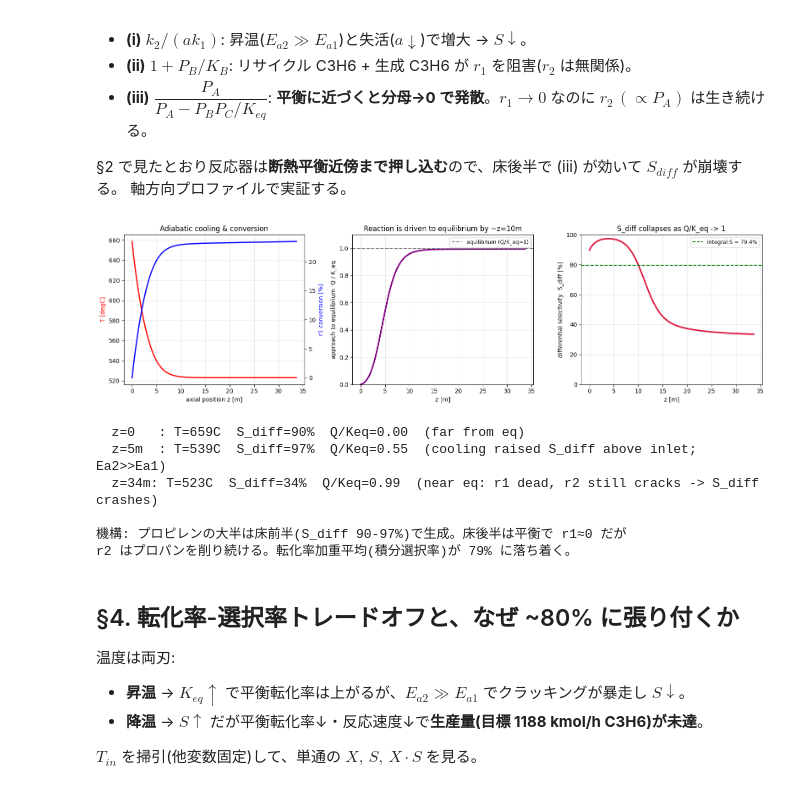
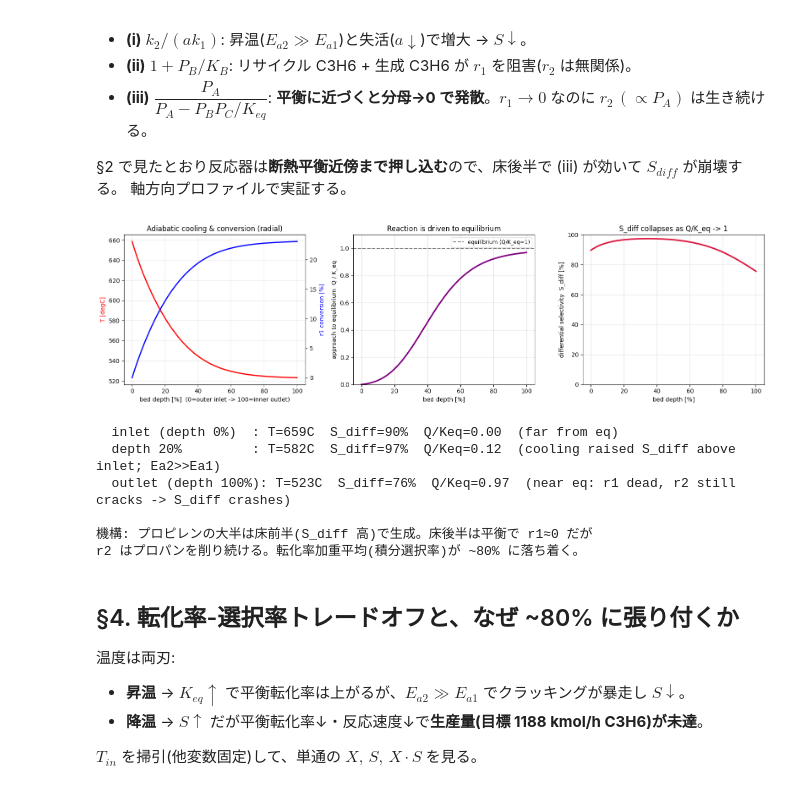
Before and after one commit to englander1996-boop/pdh_simulator, a Jupyter notebook: monitor/reactor_conversion_ceiling.ipynb, the cells around one changed output. Cells and saved outputs as stored; diff of their text form; code cells hidden in the pictures.

```diff
--- a/monitor/reactor_conversion_ceiling.ipynb
+++ b/monitor/reactor_conversion_ceiling.ipynb
@@ -250,64 +275,66 @@ $$S_{diff} = \frac{r_1}{r_1+r_2}
 §2 で見たとおり反応器は**断熱平衡近傍まで押し込む**ので、床後半で (iii) が効いて $S_{diff}$ が崩壊する。
 軸方向プロファイルで実証する。
 # %%
-# t=0 (新鮮触媒) の軸方向積分を dense_output で取得
+# t=0 (新鮮触媒) の径方向積分を dense_output で取得 (r_o -> r_i, centripetal)
 a0 = calc_a(0.0, T_IN, P)
-A_cross = math.pi/4*D**2
-y0 = np.array([F_IN[c]*1000.0/3600.0 for c in _COMPS] + [T_IN])
-sol = solve_ivp(lambda z, y: _ode_axial(z, y, a0, A_cross, fixed.eps, P),
-                (0, Z), y0, method='Radau', rtol=1e-6, atol=1e-9, dense_output=True)
+r_i, r_o = design1.r_i, design1.r_o
+V_cat = math.pi*(r_o**2 - r_i**2)*H*(1-fixed.eps)
+N_par = max(math.ceil(V_cat/fixed.V_cat_max_per_vessel), 1)   # 速度に非依存だが ODE 引数に必要
+y0 = np.array([F_IN[c]*1000.0/3600.0 for c in _COMPS] + [T_IN, P])
+sol = solve_ivp(lambda r, y: _ode_radial(r, y, a0, H, fixed.eps, fixed.eps_bed,
+                                         fixed.d_p_m, fixed.sphericity, N_par),
+                (r_o, r_i), y0, method='Radau', rtol=1e-6, atol=1e-9, dense_output=True)
 
-zz = np.linspace(0, Z, 200)
-Tz, Xr1, Sdiff, QK, r1z, r2z = [], [], [], [], [], []
-for z in zz:
-    y = sol.sol(z); F = np.maximum(y[:6], 0.0); T = y[6]; Ft = F.sum()
-    Pp = {c: F[i]/Ft*P for i, c in enumerate(_COMPS)}
+rr = np.linspace(r_o, r_i, 200)
+depth = (r_o - rr)/(r_o - r_i)*100        # 床深さ [%] (0=外周入口, 100=内周出口)
+Tz, Xr1, Sdiff, QK = [], [], [], []
+for r in rr:
+    y = sol.sol(r); F = np.maximum(y[:6], 0.0); T = y[6]; Pl = max(float(y[7]), 1e3); Ft = F.sum()
+    Pp = {c: F[i]/Ft*Pl for i, c in enumerate(_COMPS)}
     rc = calc_rate_constants(T); Keq = max(rc['K_eq'], 1.0); KB = max(rc['K_B'], 1.0)
     dr1 = Pp['A'] - Pp['B']*Pp['C']/Keq
     r1 = a0*rc['k1']*dr1/(1+Pp['B']/KB); r2 = rc['k2']*Pp['A']
     Tz.append(T-273.15); Xr1.append((F[1]*3600/1000 - B0)/A0*100)
     Sdiff.append(r1/(r1+r2)*100 if (r1+r2) > 0 else np.nan)
     QK.append((Pp['B']*Pp['C']/Pp['A'])/Keq if Pp['A'] > 0 else np.nan)
-    r1z.append(r1); r2z.append(r2)
 Tz, Xr1, Sdiff, QK = map(np.array, (Tz, Xr1, Sdiff, QK))
+S_int = Sdiff[~np.isnan(Sdiff)]   # 表示用
 
 fig, ax = plt.subplots(1, 3, figsize=(16, 4.5))
-ax[0].plot(zz, Tz, color='red', lw=2, label='T [degC]')
-ax2 = ax[0].twinx(); ax2.plot(zz, Xr1, color='blue', lw=2, label='r1 conversion [%]')
-ax[0].set_xlabel('axial position z [m]'); ax[0].set_ylabel('T [degC]', color='red')
+ax[0].plot(depth, Tz, color='red', lw=2, label='T [degC]')
+ax2 = ax[0].twinx(); ax2.plot(depth, Xr1, color='blue', lw=2, label='r1 conversion [%]')
+ax[0].set_xlabel('bed depth [%]  (0=outer inlet -> 100=inner outlet)'); ax[0].set_ylabel('T [degC]', color='red')
 ax2.set_ylabel('r1 conversion [%]', color='blue')
-ax[0].set_title('Adiabatic cooling & conversion'); ax[0].grid(True, alpha=0.3)
+ax[0].set_title('Adiabatic cooling & conversion (radial)'); ax[0].grid(True, alpha=0.3)
 
-ax[1].plot(zz, QK, color='purple', lw=2.5)
+ax[1].plot(depth, QK, color='purple', lw=2.5)
 ax[1].axhline(1.0, color='gray', ls='--', label='equilibrium (Q/K_eq=1)')
-ax[1].set_xlabel('z [m]'); ax[1].set_ylabel('approach to equilibrium  Q / K_eq')
-ax[1].set_title('Reaction is driven to equilibrium by ~z=10m'); ax[1].legend(fontsize=9)
+ax[1].set_xlabel('bed depth [%]'); ax[1].set_ylabel('approach to equilibrium  Q / K_eq')
+ax[1].set_title('Reaction is driven to equilibrium'); ax[1].legend(fontsize=9)
 ax[1].grid(True, alpha=0.3); ax[1].set_ylim(0, 1.1)
 
-ax[2].plot(zz, Sdiff, color='crimson', lw=2.5)
-ax[2].axhline(79.4, color='green', ls='--', label='integral S = 79.4%')
-ax[2].set_xlabel('z [m]'); ax[2].set_ylabel('differential selectivity  S_diff [%]')
-ax[2].set_title('S_diff collapses as Q/K_eq -> 1'); ax[2].legend(fontsize=9)
-ax[2].grid(True, alpha=0.3); ax[2].set_ylim(0, 100)
+ax[2].plot(depth, Sdiff, color='crimson', lw=2.5)
+ax[2].set_xlabel('bed depth [%]'); ax[2].set_ylabel('differential selectivity  S_diff [%]')
+ax[2].set_title('S_diff collapses as Q/K_eq -> 1'); ax[2].grid(True, alpha=0.3); ax[2].set_ylim(0, 100)
 plt.tight_layout(); plt.show()
 
-print(f'  z=0   : T={Tz[0]:.0f}C  S_diff={Sdiff[0]:.0f}%  Q/Keq={QK[0]:.2f}  (far from eq)')
-idx5 = np.argmin(abs(zz-5))
-print(f'  z=5m  : T={Tz[idx5]:.0f}C  S_diff={Sdiff[idx5]:.0f}%  Q/Keq={QK[idx5]:.2f}  '
+print(f'  inlet (depth 0%)  : T={Tz[0]:.0f}C  S_diff={Sdiff[0]:.0f}%  Q/Keq={QK[0]:.2f}  (far from eq)')
+idx_mid = np.argmin(abs(depth-20))
+print(f'  depth 20%         : T={Tz[idx_mid]:.0f}C  S_diff={Sdiff[idx_mid]:.0f}%  Q/Keq={QK[idx_mid]:.2f}  '
       f'(cooling raised S_diff above inlet; Ea2>>Ea1)')
-print(f'  z={Z:.0f}m: T={Tz[-1]:.0f}C  S_diff={Sdiff[-1]:.0f}%  Q/Keq={QK[-1]:.2f}  '
+print(f'  outlet (depth 100%): T={Tz[-1]:.0f}C  S_diff={Sdiff[-1]:.0f}%  Q/Keq={QK[-1]:.2f}  '
       f'(near eq: r1 dead, r2 still cracks -> S_diff crashes)')
 print()
-print('機構: プロピレンの大半は床前半(S_diff 90-97%)で生成。床後半は平衡で r1≈0 だが')
-print('r2 はプロパンを削り続ける。転化率加重平均(積分選択率)が 79% に落ち着く。')
+print('機構: プロピレンの大半は床前半(S_diff 高)で生成。床後半は平衡で r1≈0 だが')
+print('r2 はプロパンを削り続ける。転化率加重平均(積分選択率)が ~80% に落ち着く。')
 # %% [output]
-[figure, old version]
+[figure, new version]
-  z=0   : T=659C  S_diff=90%  Q/Keq=0.00  (far from eq)
-  z=5m  : T=539C  S_diff=97%  Q/Keq=0.55  (cooling raised S_diff above inlet; Ea2>>Ea1)
-  z=34m: T=523C  S_diff=34%  Q/Keq=0.99  (near eq: r1 dead, r2 still cracks -> S_diff crashes)
+  inlet (depth 0%)  : T=659C  S_diff=90%  Q/Keq=0.00  (far from eq)
+  depth 20%         : T=582C  S_diff=97%  Q/Keq=0.12  (cooling raised S_diff above inlet; Ea2>>Ea1)
+  outlet (depth 100%): T=523C  S_diff=76%  Q/Keq=0.97  (near eq: r1 dead, r2 still cracks -> S_diff crashes)
 
-機構: プロピレンの大半は床前半(S_diff 90-97%)で生成。床後半は平衡で r1≈0 だが
-r2 はプロパンを削り続ける。転化率加重平均(積分選択率)が 79% に落ち着く。
+機構: プロピレンの大半は床前半(S_diff 高)で生成。床後半は平衡で r1≈0 だが
+r2 はプロパンを削り続ける。転化率加重平均(積分選択率)が ~80% に落ち着く。
 # %% [markdown]
 ## §4. 転化率-選択率トレードオフと、なぜ ~80% に張り付くか
 
```
Also changed, not shown: parts of 8 cells of this notebook, 8 other files.
